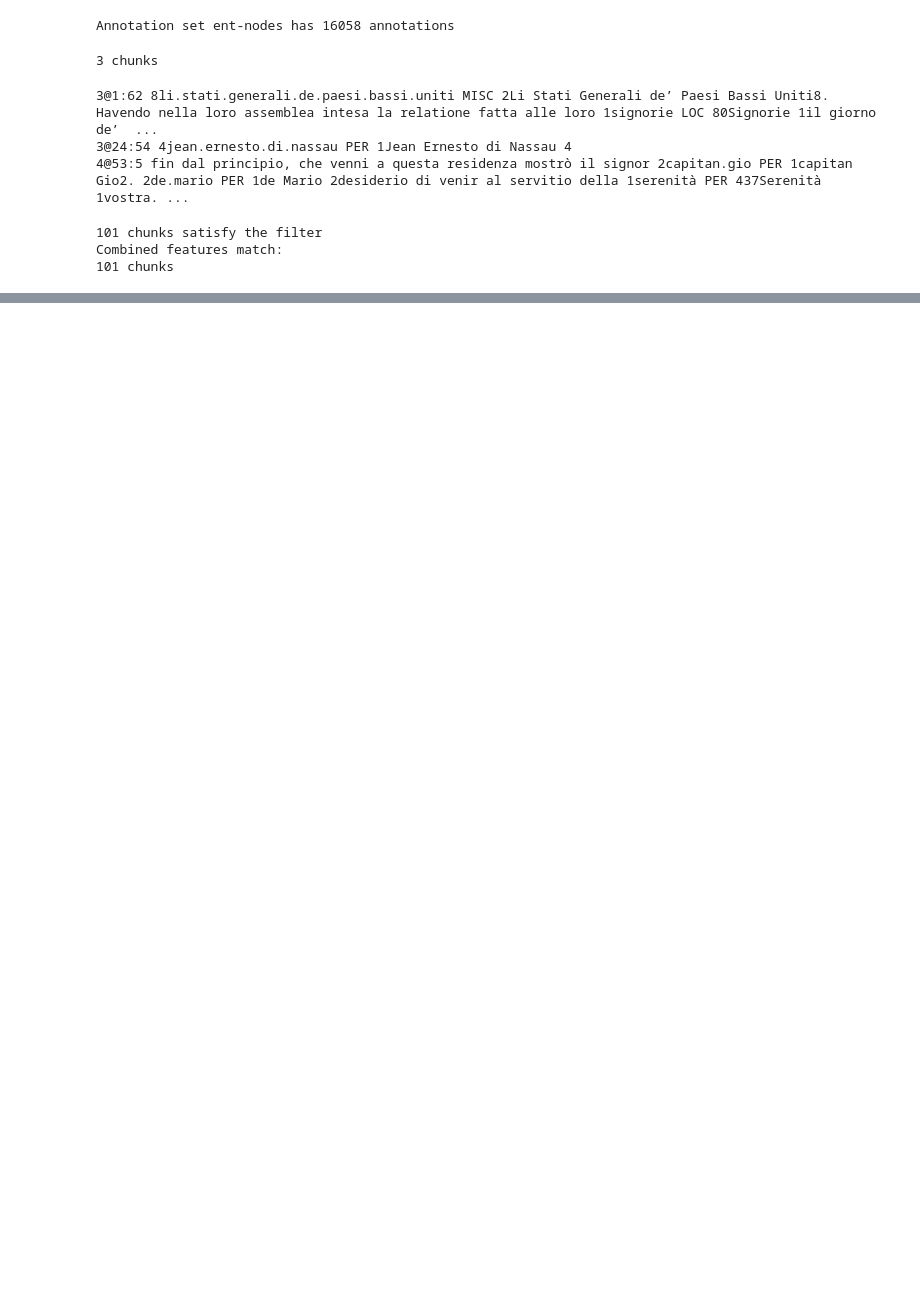
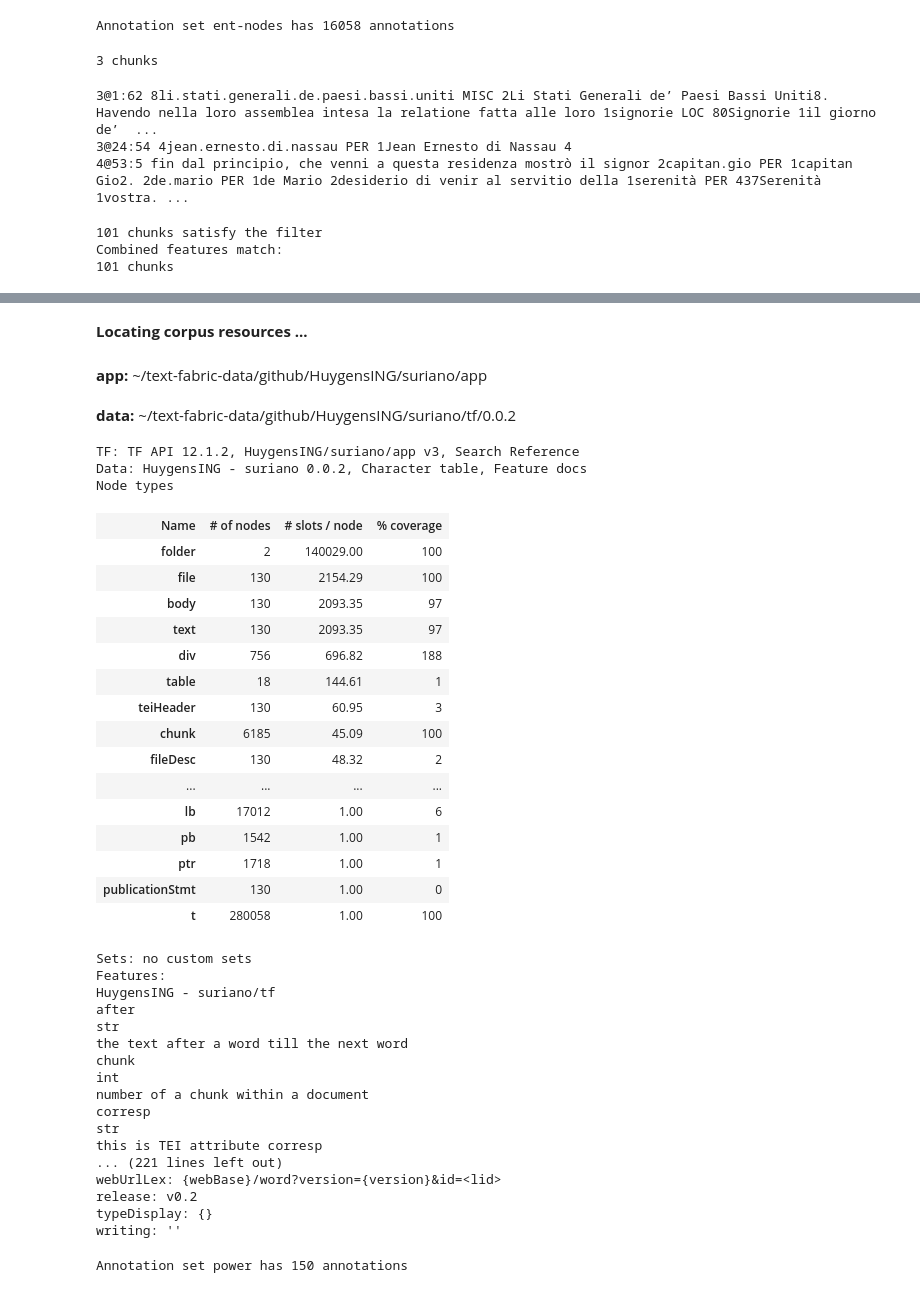
Before and after one commit to HuygensING/suriano, a Jupyter notebook: programs/nerTest.ipynb, the cells around one changed output, grey strips where cells are left out. Cells and saved outputs as stored; diff of their text form; code cells hidden in the pictures; blank space fills up the shorter version.

```diff
--- a/programs/nerTest.ipynb
+++ b/programs/nerTest.ipynb
@@ -98,6 +152,48 @@ Ann.showContent(results)
 # %%
 A = use("HuygensING/suriano")
-Ann = Annotate(A)
+NE = A.makeNer()
+# %% [output]
+**Locating corpus resources ...**
+app: ~/text-fabric-data/github/HuygensING/suriano/app
+data: ~/text-fabric-data/github/HuygensING/suriano/tf/0.0.2
+TF: TF API 12.1.2, HuygensING/suriano/app v3, Search Reference
+Data: HuygensING - suriano 0.0.2, Character table, Feature docs
+Node types
+| Name | # of nodes | # slots / node | % coverage |
+| folder | 2 | 140029.00 | 100 |
+| file | 130 | 2154.29 | 100 |
+| body | 130 | 2093.35 | 97 |
+| text | 130 | 2093.35 | 97 |
+| div | 756 | 696.82 | 188 |
+| table | 18 | 144.61 | 1 |
+| teiHeader | 130 | 60.95 | 3 |
+| chunk | 6185 | 45.09 | 100 |
+| fileDesc | 130 | 48.32 | 2 |
+| ... | ... | ... | ... |
+| lb | 17012 | 1.00 | 6 |
+| pb | 1542 | 1.00 | 1 |
+| ptr | 1718 | 1.00 | 1 |
+| publicationStmt | 130 | 1.00 | 0 |
+| t | 280058 | 1.00 | 100 |
+Sets: no custom sets
+Features:
+HuygensING - suriano/tf
+after
+str
+the text after a word till the next word
+chunk
+int
+number of a chunk within a document
+corresp
+str
+this is TEI attribute corresp
+... (221 lines left out)
+webUrlLex: {webBase}/word?version={version}&id=<lid>
+release: v0.2
+typeDisplay: {}
+writing: ''
 # %%
-Ann.setSet("power")
+NE.setSet("power")
+# %% [output]
+Annotation set power has 150 annotations
 # %%
```
Also changed, not shown: parts of 42 cells of this notebook, 6 other files.
